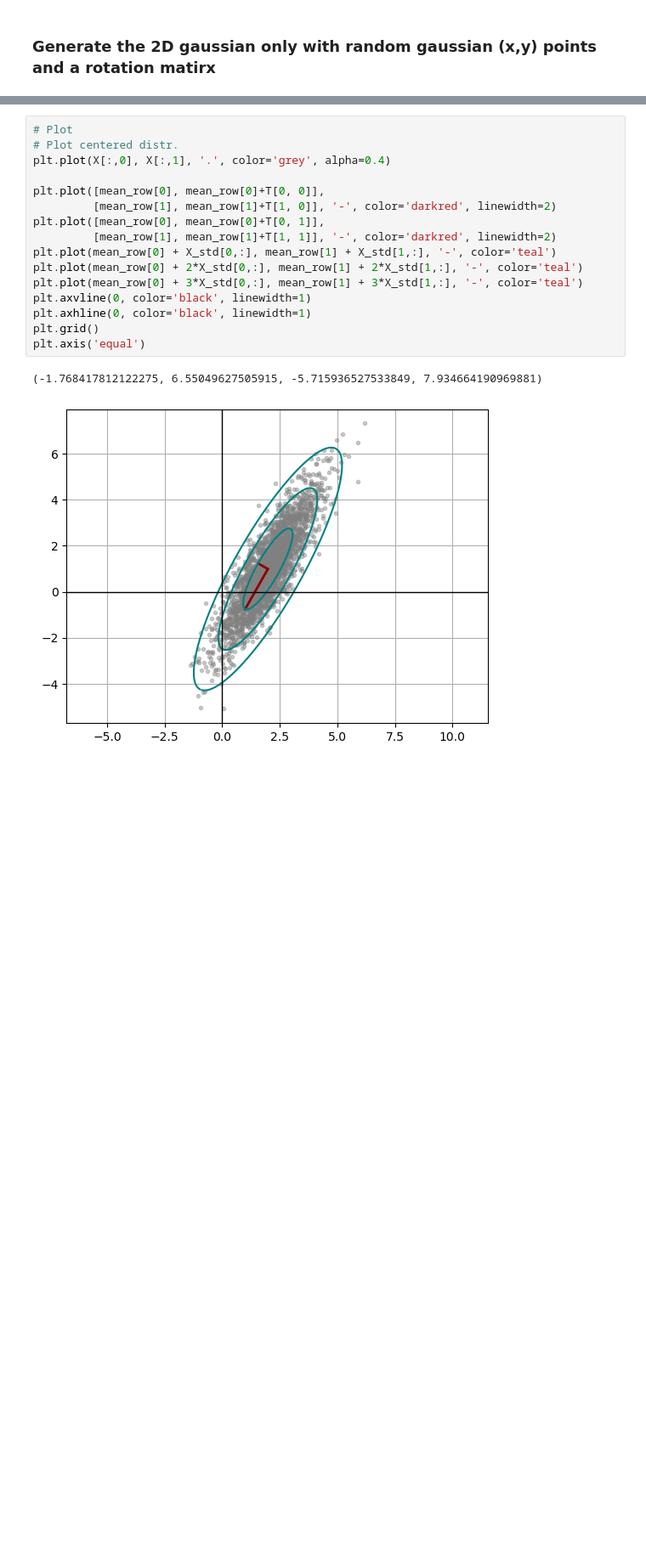
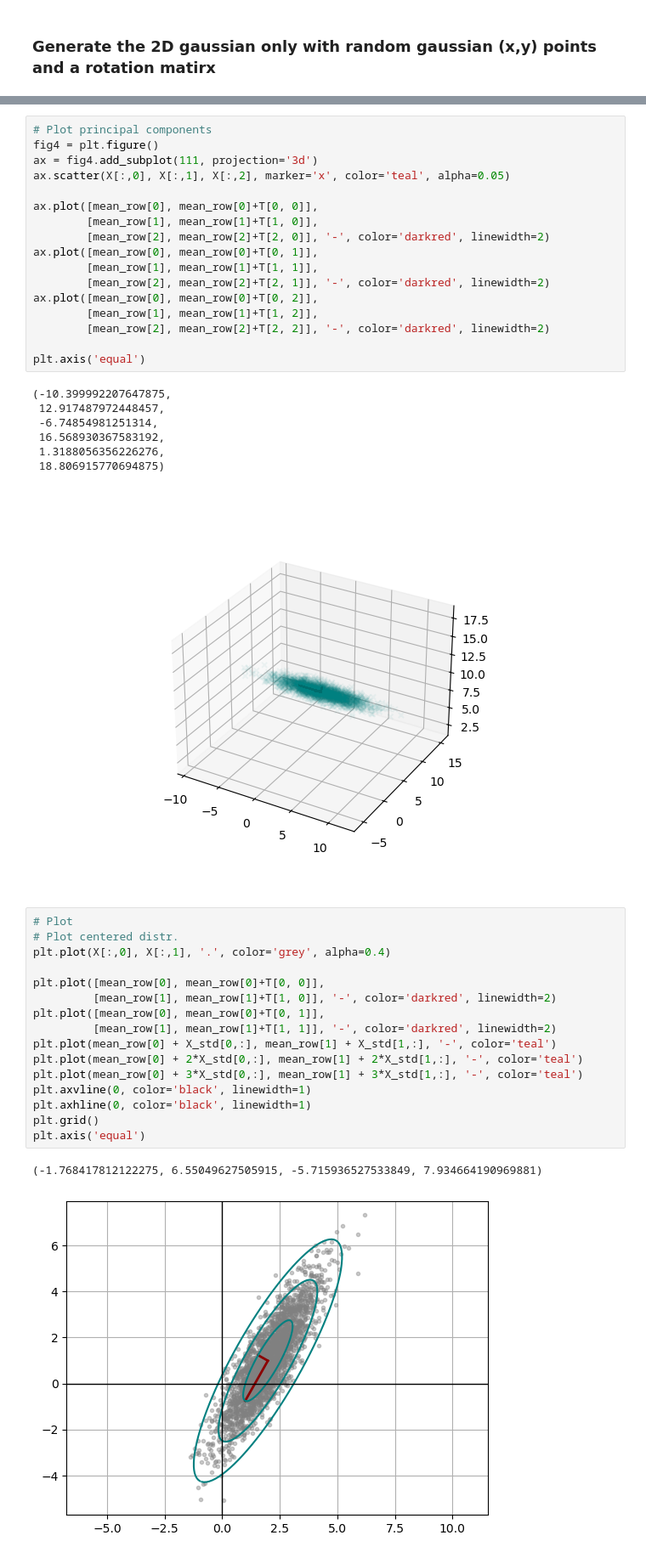
Before and after one commit to Veit21/ml_basics, a Jupyter notebook: notebooks/pca_test.ipynb, the cells around one changed output, grey strips where cells are left out. Shown at 85% size. Saved outputs shown, nothing was run; the diff lists cells and outputs as text; blank space fills up the shorter version.

```diff
--- a/notebooks/pca_test.ipynb
+++ b/notebooks/pca_test.ipynb
@@ -184,3 +243,28 @@ print(X_std.shape)
+# %%
+# Plot principal components
+fig4 = plt.figure()
+ax = fig4.add_subplot(111, projection='3d')
+ax.scatter(X[:,0], X[:,1], X[:,2], marker='x', color='teal', alpha=0.05)
+
+ax.plot([mean_row[0], mean_row[0]+T[0, 0]],
+        [mean_row[1], mean_row[1]+T[1, 0]],
+        [mean_row[2], mean_row[2]+T[2, 0]], '-', color='darkred', linewidth=2)
+ax.plot([mean_row[0], mean_row[0]+T[0, 1]],
+        [mean_row[1], mean_row[1]+T[1, 1]],
+        [mean_row[2], mean_row[2]+T[2, 1]], '-', color='darkred', linewidth=2)
+ax.plot([mean_row[0], mean_row[0]+T[0, 2]],
+        [mean_row[1], mean_row[1]+T[1, 2]],
+        [mean_row[2], mean_row[2]+T[2, 2]], '-', color='darkred', linewidth=2)
+
+plt.axis('equal')
+# %% [output]
+(-10.399992207647875,
+ 12.917487972448457,
+ -6.74854981251314,
+ 16.568930367583192,
+ 1.3188056356226276,
+ 18.806915770694875)
+[figure, added]
 # %%
 # Plot
 # Plot centered distr.
```
Also changed, not shown: parts of 22 cells of this notebook.
